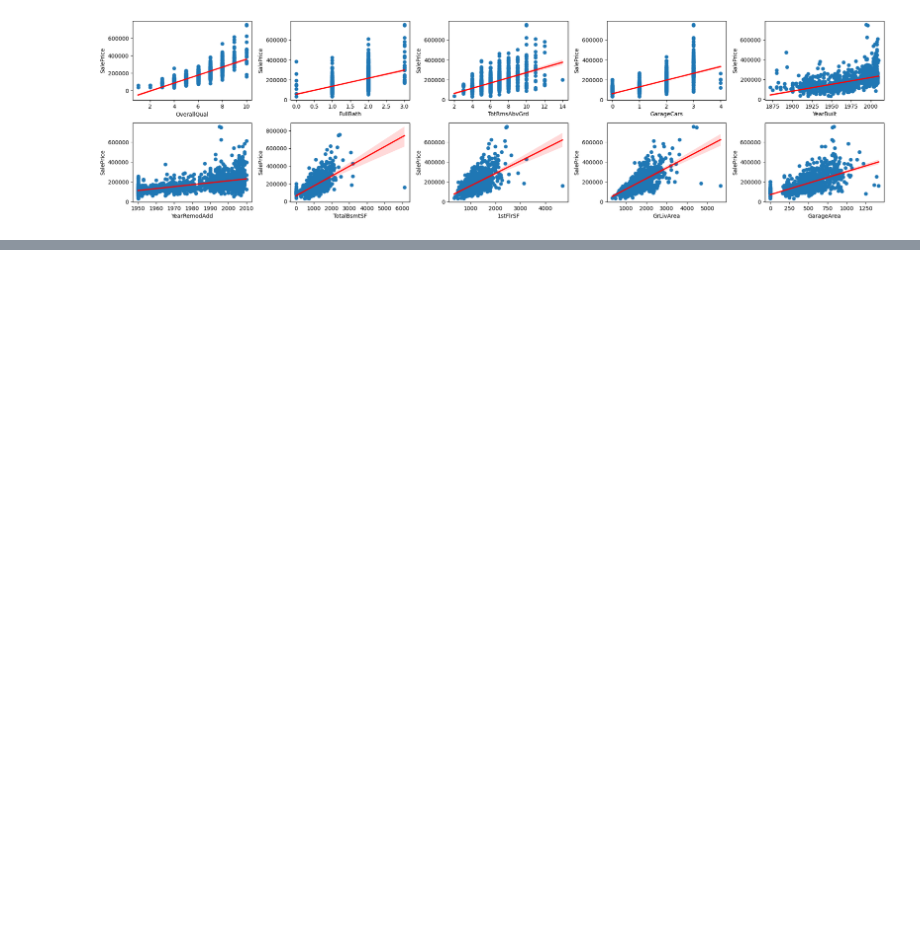
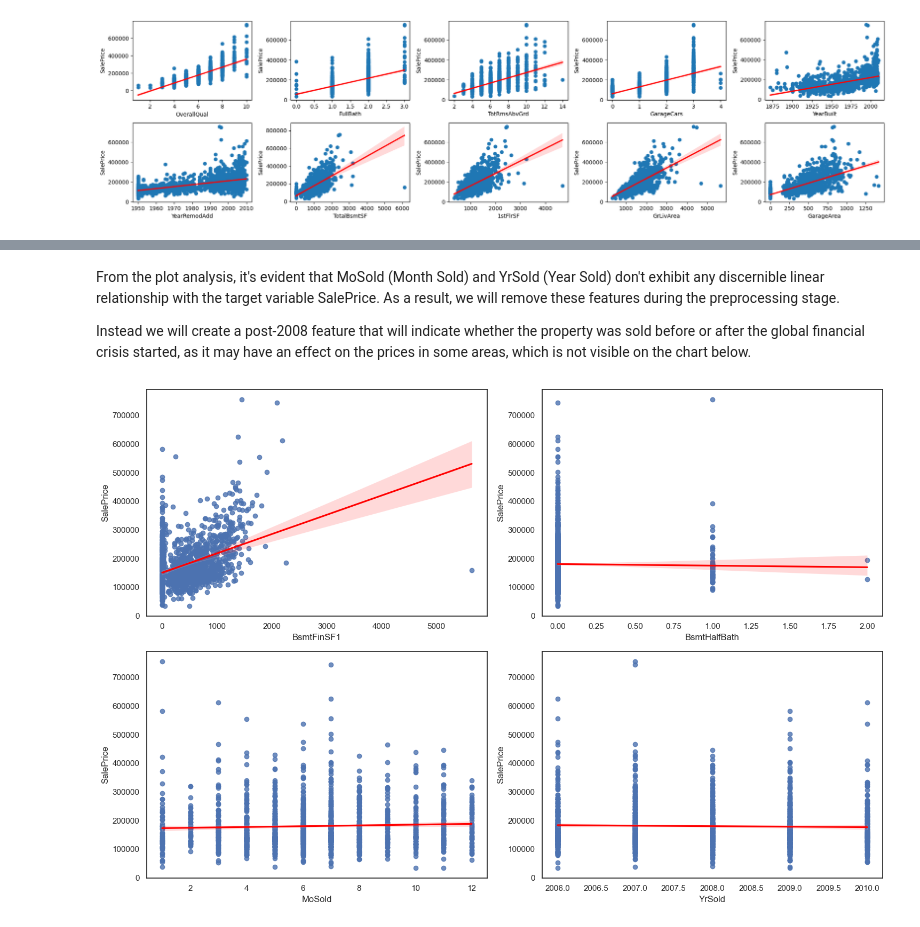
Before and after one commit to Maksym-Kryvenko/House_Prices, a Jupyter notebook: main.ipynb, the cells around one changed output, grey strips where cells are left out. Drawn from its saved outputs; the diff is of its cells as text; code cells hidden in the pictures; blank space fills up the shorter version.

```diff
--- a/main.ipynb
+++ b/main.ipynb
@@ -298,0 +266,2 @@ fig.tight_layout()
+# %%
+data_train.drop(['GarageYrBlt', 'TotRmsAbvGrd', '1stFlrSF', 'GarageCars'], axis=1, inplace=True)
@@ -298,0 +274,13 @@ fig.tight_layout()
+# %% [markdown]
+From the plot analysis, it's evident that MoSold (Month Sold) and YrSold (Year Sold) don't exhibit any discernible linear relationship with the target variable SalePrice. As a result, we will remove these features during the preprocessing stage.
+
+Instead we will create a post-2008 feature that will indicate whether the property was sold before or after the global financial crisis started, as it may have an effect on the prices in some areas, which is not visible on the chart below.
+# %%
+fig, axes = plt.subplots(2, 2, figsize=(15,10))
+sns.regplot(data=data_train, x='BsmtFinSF1', y='SalePrice', ax=axes[0,0], line_kws={'color': 'red'})
+sns.regplot(data=data_train, x='BsmtHalfBath', y='SalePrice', ax=axes[0,1], line_kws={'color': 'red'})
+sns.regplot(data=data_train, x='MoSold', y='SalePrice', ax=axes[1,0], line_kws={'color': 'red'})
+sns.regplot(data=data_train, x='YrSold', y='SalePrice', ax=axes[1,1], line_kws={'color': 'red'})
+plt.tight_layout()
+# %% [output]
+[figure, added]
```
Also changed, not shown: parts of 43 cells of this notebook.
